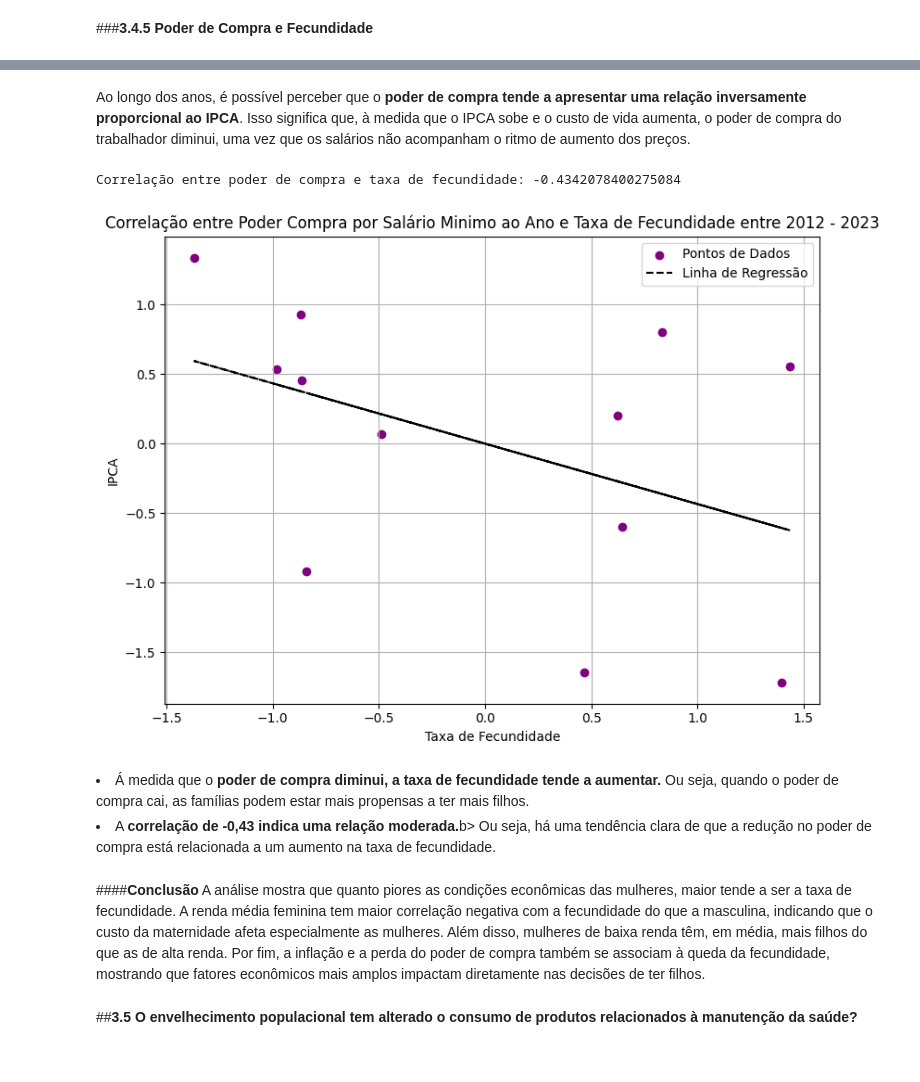
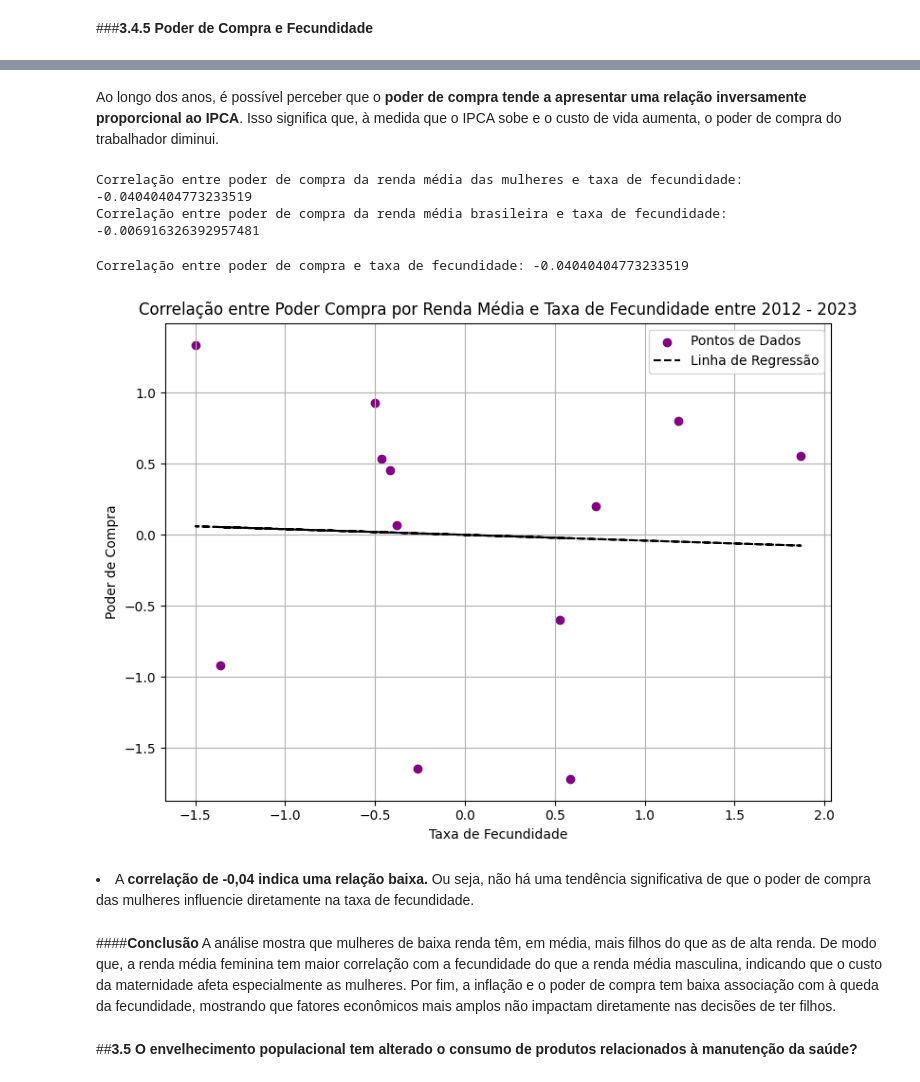
Before and after one commit to gabyxsantos/Economia, a Jupyter notebook: trabalho.ipynb, the cells around one changed output, grey strips where cells are left out. Cells and saved outputs as stored; diff of their text form; code cells hidden in the pictures.

```diff
--- a/trabalho.ipynb
+++ b/trabalho.ipynb
@@ -1334,3 +1330,11 @@ poder_compra_sm.index = ipca_historico_acnumAno.T.index
+# %%
+ipca_historico = ipca_historico_acnumAno.T
+
+poder_compra_mulher = RendaMedia_Mulher.T.reset_index().iloc[:, 1] / (1 + ipca_historico_acnumAno.T.reset_index().iloc[:, 1])
+poder_compra_mulher.index = ipca_historico_acnumAno.T.index
+
+poder_compra_medio = RendaMedia_Brasil.T.reset_index().iloc[:, 1] / (1 + ipca_historico_acnumAno.T.reset_index().iloc[:, 1])
+poder_compra_medio.index = ipca_historico_acnumAno.T.index
 # %%
 # Plotando ambas as linhas no mesmo gráfico
 plt.figure(figsize=(10, 6))
@@ -1350,36 +1355,50 @@ plt.show()
 # %% [markdown]
-Ao longo dos anos, é possível perceber que o <b>poder de compra  tende a apresentar uma relação inversamente proporcional ao IPCA</b>. Isso significa que, à medida que o IPCA sobe e o custo de vida aumenta, o poder de compra do trabalhador diminui, uma vez que os salários não acompanham o ritmo de aumento dos preços.
+Ao longo dos anos, é possível perceber que o <b>poder de compra  tende a apresentar uma relação inversamente proporcional ao IPCA</b>. Isso significa que, à medida que o IPCA sobe e o custo de vida aumenta, o poder de compra do trabalhador diminui. </br>
+# %%
+fec =txFecunidade_ano.T.iloc[:,0].astype(float)
+fec_normalizado = (fec - fec.mean()) / fec.std()
+
+
+compra_normal_mulher = (poder_compra_mulher - poder_compra_mulher.mean()) / poder_compra_mulher.std()
+correlacao = fec_normalizado.corr(compra_normal_mulher)
+print(f'Correlação entre poder de compra da renda média das mulheres e taxa de fecundidade: {correlacao}')
+
+compra_normal_medio = (poder_compra_medio - poder_compra_medio.mean()) / poder_compra_medio.std()
+correlacao_g = fec_normalizado.corr(compra_normal_medio)
+print(f'Correlação entre poder de compra da renda média brasileira e taxa de fecundidade: {correlacao_g}')
+# %% [output]
+Correlação entre poder de compra da renda média das mulheres e taxa de fecundidade: -0.04040404773233519
+Correlação entre poder de compra da renda média brasileira e taxa de fecundidade: -0.006916326392957481
 # %%
 fec =txFecunidade_ano.T.iloc[:,0].astype(float)
 
 fec_normalizado = (fec - fec.mean()) / fec.std()
-compra_normalizado = (poder_compra_sm - poder_compra_sm.mean()) / poder_compra_sm.std()
+compra_normalizado = compra_normal_mulher
 
 correlacao = fec_normalizado.corr(compra_normalizado)
 print(f'Correlação entre poder de compra e taxa de fecundidade: {correlacao}')
 
 m, b = np.polyfit(compra_normalizado, fec_normalizado, 1)
 
 plt.figure(figsize=(8, 6))
 plt.scatter(compra_normalizado, fec_normalizado, color='purple', label='Pontos de Dados')
 plt.plot(compra_normalizado, m*compra_normalizado + b, color='black', linestyle='--', label='Linha de Regressão')
 
 plt.xlabel('Taxa de Fecundidade')
 plt.ylabel('Poder de Compra')
-plt.title('Correlação entre Poder Compra por Salário Minimo ao Ano e Taxa de Fecundidade entre 2012 - 2023')
+plt.title('Correlação entre Poder Compra por Renda Média e Taxa de Fecundidade entre 2012 - 2023')
 plt.legend()
 plt.grid(True)
 plt.tight_layout()
 plt.show()
 # %% [output]
-Correlação entre poder de compra e taxa de fecundidade: -0.4342078400275084
+Correlação entre poder de compra e taxa de fecundidade: -0.04040404773233519
-[figure, old version]
+[figure, new version]
 # %% [markdown]
-<li>Á medida que o <b>poder de compra diminui, a taxa de fecundidade tende a aumentar.</b> Ou seja, quando o poder de compra cai, as famílias podem estar mais propensas a ter mais filhos.</li>
-<li> A <b>correlação de -0,43 indica uma relação moderada.</b>b> Ou seja, há uma tendência clara de que a redução no poder de compra está relacionada a um aumento na taxa de fecundidade.</li>
+<li> A <b>correlação de -0,04 indica uma relação baixa.</b> Ou seja, não há uma tendência significativa de que o poder de compra das mulheres influencie diretamente na taxa de fecundidade.</li>
 # %% [markdown]
 ####**Conclusão**
-A análise mostra que quanto piores as condições econômicas das mulheres, maior tende a ser a taxa de fecundidade. A renda média feminina tem maior correlação negativa com a fecundidade do que a masculina, indicando que o custo da maternidade afeta especialmente as mulheres. Além disso, mulheres de baixa renda têm, em média, mais filhos do que as de alta renda. Por fim, a inflação e a perda do poder de compra também se associam à queda da fecundidade, mostrando que fatores econômicos mais amplos impactam diretamente nas decisões de ter filhos.
+A análise mostra que mulheres de baixa renda têm, em média, mais filhos do que as de alta renda. De modo que, a renda média feminina tem maior correlação com a fecundidade do que a renda média masculina, indicando que o custo da maternidade afeta especialmente as mulheres. Por fim, a inflação e o poder de compra tem baixa associação com à queda da fecundidade, mostrando que fatores econômicos mais amplos não impactam diretamente nas decisões de ter filhos.
 # %% [markdown]
 ##**3.5 O envelhecimento populacional tem alterado o consumo de produtos relacionados à manutenção da saúde?**
 # %% [markdown]
```
Also changed, not shown: parts of 15 cells of this notebook.
